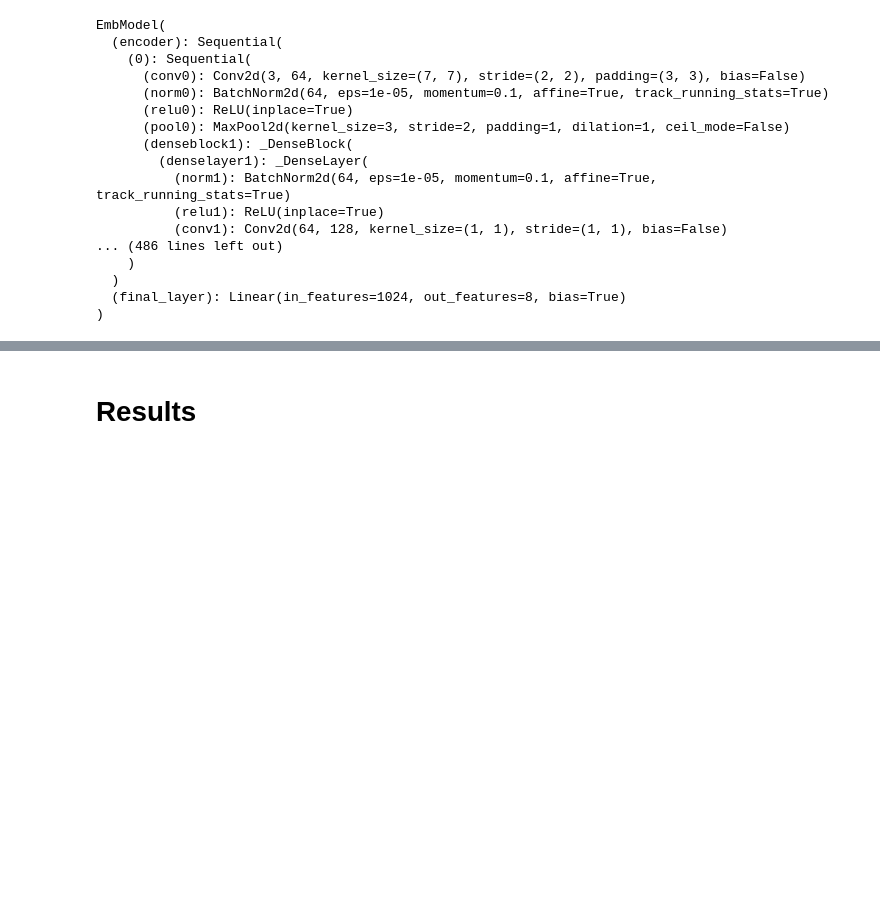
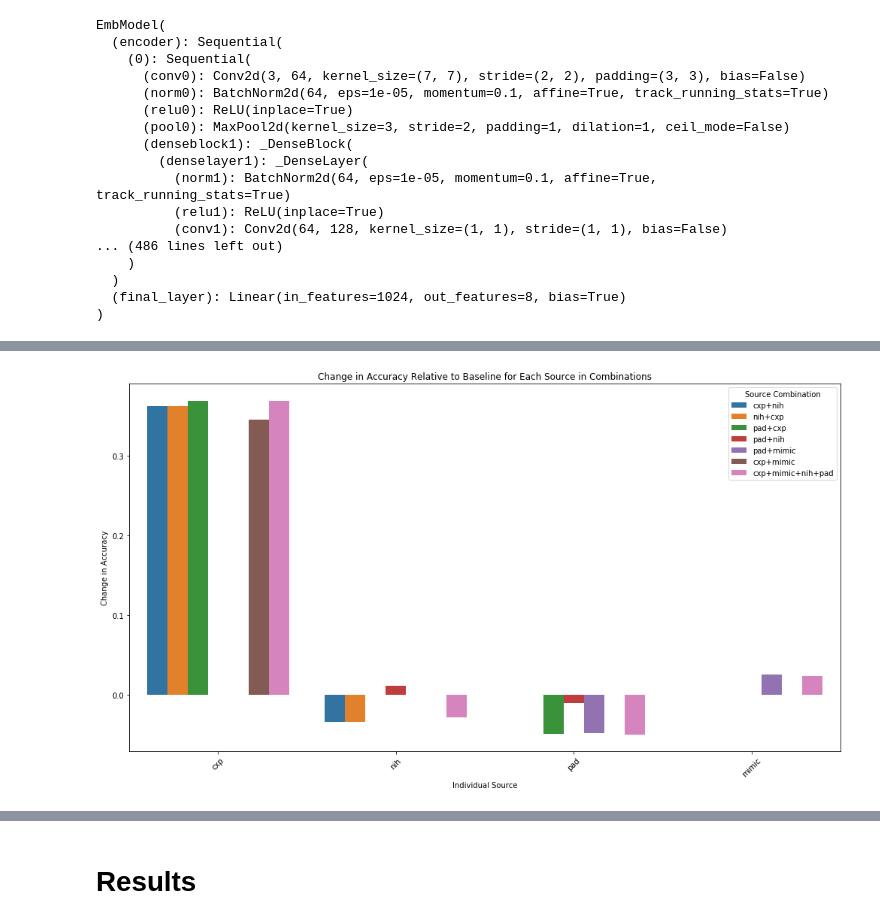
Before and after one commit to nstawski/dlh-final-project, a Jupyter notebook: Nina_Stawski_final_project_stats.ipynb, the cells around one changed output, grey strips where cells are left out. Saved outputs shown, nothing was run; the diff lists cells and outputs as text; code cells hidden in the pictures; blank space fills up the shorter version.

```diff
--- a/Nina_Stawski_final_project_stats.ipynb
+++ b/Nina_Stawski_final_project_stats.ipynb
@@ -1667,0 +2507,2 @@ Worst Performing Label: Pneumothorax with an accuracy of 6.96%
+# %%
+cxp_mimic_nih_pad_report, cxp_mimic_nih_pad_accuracy = calculate_stats(cxp_mimic_nih_pad_predictions, cxp_mimic_nih_pad_probabilities, cxp_mimic_nih_pad_labels, "cxp+mimic+nih+pad")
@@ -1667,0 +2527,2 @@ Worst Performing Label: Pneumothorax with an accuracy of 6.96%
+# %%
+combined_accuracy, combined_report = combine_with_existing(combined_accuracy, combined_report, cxp_mimic_nih_pad_report, cxp_mimic_nih_pad_accuracy)
@@ -1667,0 +2589,30 @@ Worst Performing Label: Pneumothorax with an accuracy of 6.96%
+# %%
+combined_report['Accuracy'] = combined_report['Accuracy'].replace('%', '', regex=True).astype('float') / 100.0
+
+sources = combined_report['source'].unique()
+
+# Calculate baseline accuracies for individual sources
+baseline_accuracies = {}
+for source in combined_report['source'].unique():
+    if '+' not in source:  # Only single sources
+        baseline_accuracies[source] = combined_report[combined_report['source'] == source]['Accuracy'].mean()
+
+# Calculate the changes for combinations involving these sources
+accuracy_changes = []
+for source in combined_report['source'].unique():
+    if '+' in source:
+        # Split combined source names and calculate changes
+        parts = source.split('+')
+        current_acc = combined_report[combined_report['source'] == source]['Accuracy'].mean()
+        for part in parts:
+            if part in baseline_accuracies:
+                change = current_acc - baseline_accuracies[part]
+                accuracy_changes.append({
+                    'source_combination': source,
+                    'part_source': part,
+                    'change_in_accuracy': change
+                })
+
+# Create a DataFrame from the changes
+accuracy_changes_df = pd.DataFrame(accuracy_changes)
+print(accuracy_changes_df)
@@ -1667,0 +2637,12 @@ Worst Performing Label: Pneumothorax with an accuracy of 6.96%
+# %%
+plt.figure(figsize=(14, 8))
+sns.barplot(data=accuracy_changes_df, x='part_source', y='change_in_accuracy', hue='source_combination')
+plt.title('Change in Accuracy Relative to Baseline for Each Source in Combinations')
+plt.ylabel('Change in Accuracy')
+plt.xlabel('Individual Source')
+plt.xticks(rotation=45)
+plt.legend(title='Source Combination', loc='upper right')
+plt.tight_layout()
+plt.show()
+# %% [output]
+[figure, added]
```
Also changed, not shown: parts of 69 cells of this notebook.
